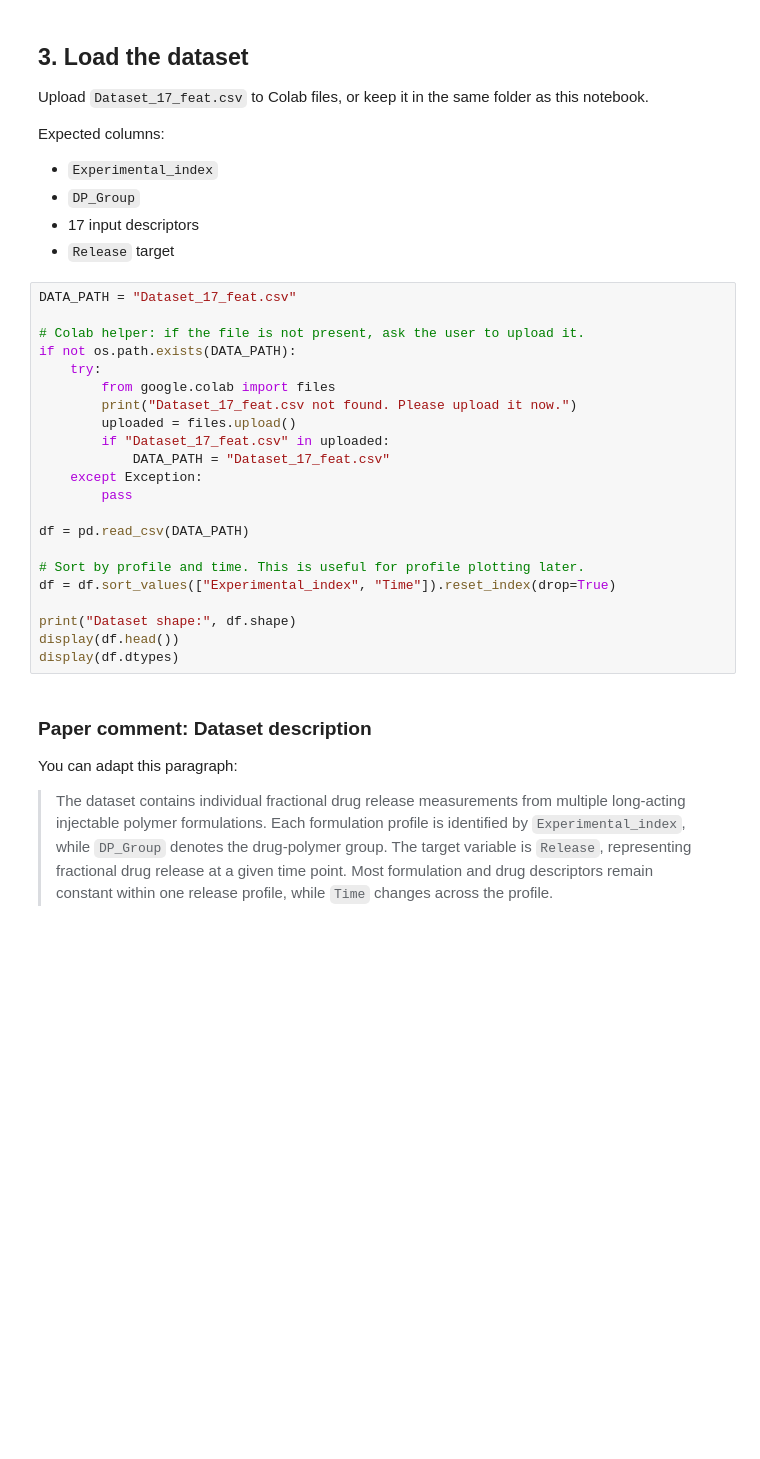
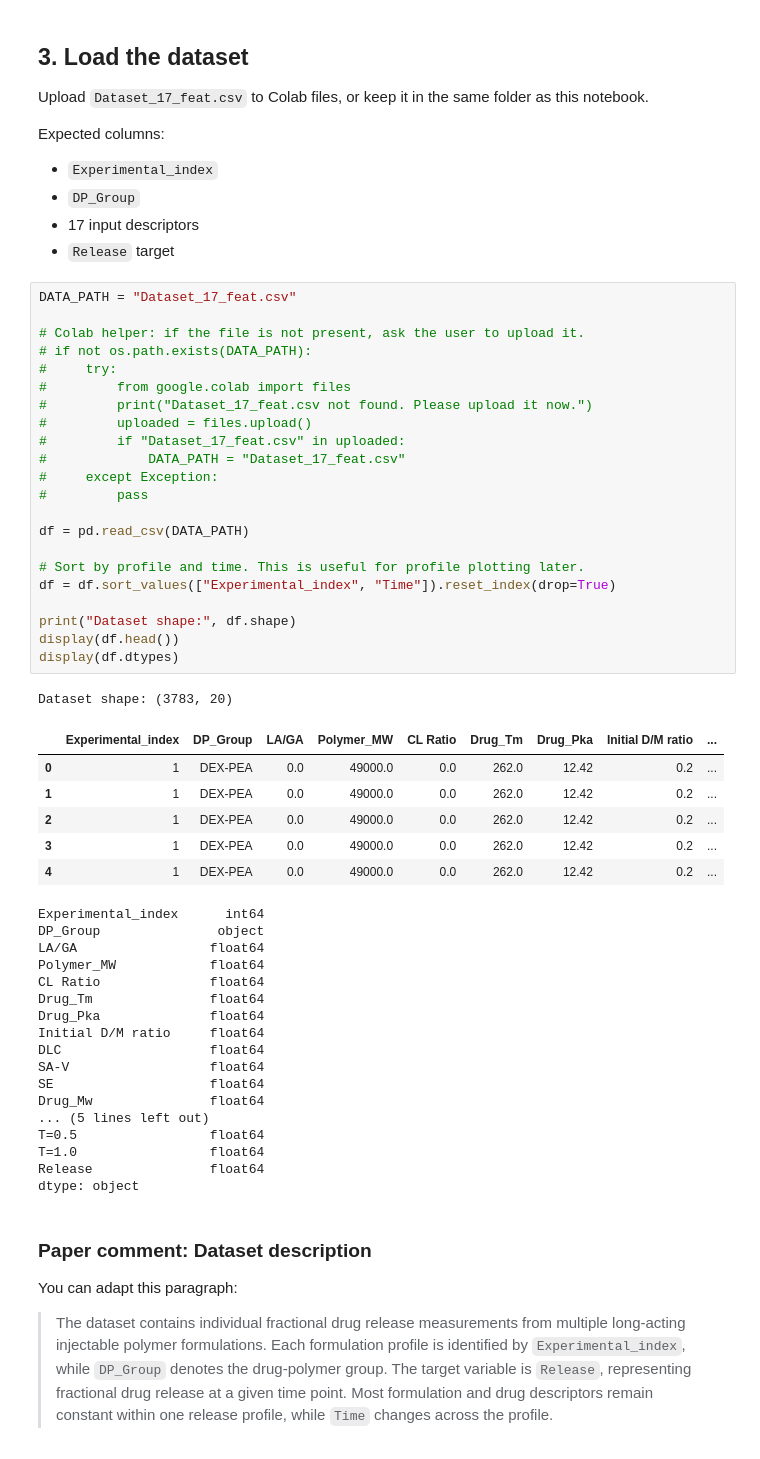
Before and after one commit to Helena94/adaprd, a Jupyter notebook: LAI_drug_release_project_notebook.ipynb, the cells around one changed output. Cells and saved outputs as stored; diff of their text form; blank space fills up the shorter version.

```diff
--- a/LAI_drug_release_project_notebook.ipynb
+++ b/LAI_drug_release_project_notebook.ipynb
@@ -66,25 +71,50 @@ Expected columns:
 # %%
 DATA_PATH = "Dataset_17_feat.csv"
 
 # Colab helper: if the file is not present, ask the user to upload it.
-if not os.path.exists(DATA_PATH):
-    try:
-        from google.colab import files
-        print("Dataset_17_feat.csv not found. Please upload it now.")
-        uploaded = files.upload()
-        if "Dataset_17_feat.csv" in uploaded:
-            DATA_PATH = "Dataset_17_feat.csv"
-    except Exception:
-        pass
+# if not os.path.exists(DATA_PATH):
+#     try:
+#         from google.colab import files
+#         print("Dataset_17_feat.csv not found. Please upload it now.")
+#         uploaded = files.upload()
+#         if "Dataset_17_feat.csv" in uploaded:
+#             DATA_PATH = "Dataset_17_feat.csv"
+#     except Exception:
+#         pass
 
 df = pd.read_csv(DATA_PATH)
 
 # Sort by profile and time. This is useful for profile plotting later.
 df = df.sort_values(["Experimental_index", "Time"]).reset_index(drop=True)
 
 print("Dataset shape:", df.shape)
 display(df.head())
 display(df.dtypes)
+# %% [output]
+Dataset shape: (3783, 20)
+|  | Experimental_index | DP_Group | LA/GA | Polymer_MW | CL Ratio | Drug_Tm | Drug_Pka | Initial D/M ratio | ... |
+| 0 | 1 | DEX-PEA | 0.0 | 49000.0 | 0.0 | 262.0 | 12.42 | 0.2 | ... |
+| 1 | 1 | DEX-PEA | 0.0 | 49000.0 | 0.0 | 262.0 | 12.42 | 0.2 | ... |
+| 2 | 1 | DEX-PEA | 0.0 | 49000.0 | 0.0 | 262.0 | 12.42 | 0.2 | ... |
+| 3 | 1 | DEX-PEA | 0.0 | 49000.0 | 0.0 | 262.0 | 12.42 | 0.2 | ... |
+| 4 | 1 | DEX-PEA | 0.0 | 49000.0 | 0.0 | 262.0 | 12.42 | 0.2 | ... |
+Experimental_index      int64
+DP_Group               object
+LA/GA                 float64
+Polymer_MW            float64
+CL Ratio              float64
+Drug_Tm               float64
+Drug_Pka              float64
+Initial D/M ratio     float64
+DLC                   float64
+SA-V                  float64
+SE                    float64
+Drug_Mw               float64
+... (5 lines left out)
+T=0.5                 float64
+T=1.0                 float64
+Release               float64
+dtype: object
 # %% [markdown]
 ### Paper comment: Dataset description
 
```
Also changed, not shown: parts of 22 cells of this notebook, 1 other file.
